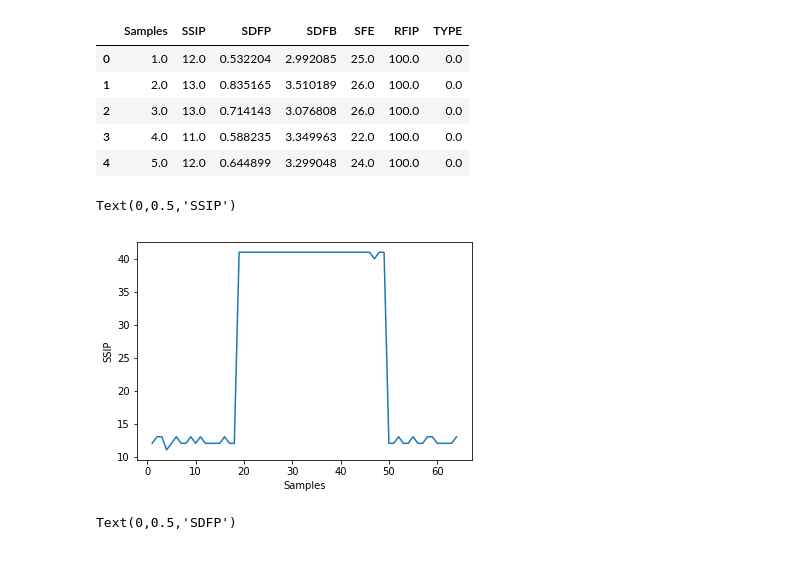
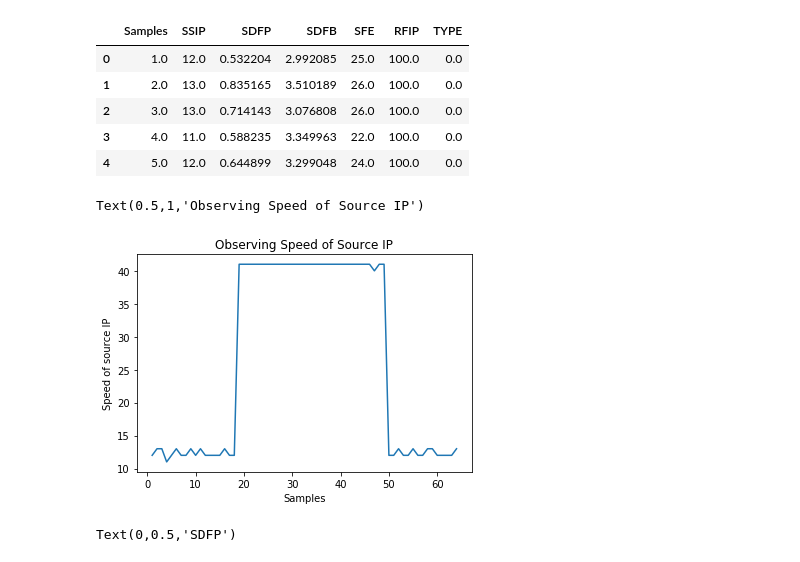
Before and after one commit to PriyankaWania/Support_vector_machines, a Jupyter notebook: Parameter_Eval.ipynb, the cells around one changed output. Cells and saved outputs as stored; diff of their text form; code cells hidden in the pictures.

Commit message:
Add files via upload
Observing the different datasets used to design the SVM model

```diff
--- a/Parameter_Eval.ipynb
+++ b/Parameter_Eval.ipynb
@@ -28,10 +28,11 @@ SSIP = dataset.iloc[:,1]
 # %%
 plt.plot(samples, SSIP)
 plt.xlabel('Samples')
-plt.ylabel('Speed of source IP's)
+plt.ylabel('Speed of source IP')
+plt.title('Observing Speed of Source IP')
 # %% [output]
-Text(0,0.5,'SSIP')
+Text(0.5,1,'Observing Speed of Source IP')
-[figure, old version]
+[figure, new version]
 # %%
 SDFP = dataset.iloc[:,2]
 plt.plot(samples, SDFP)
```
Also changed, not shown: parts of 3 cells of this notebook.
